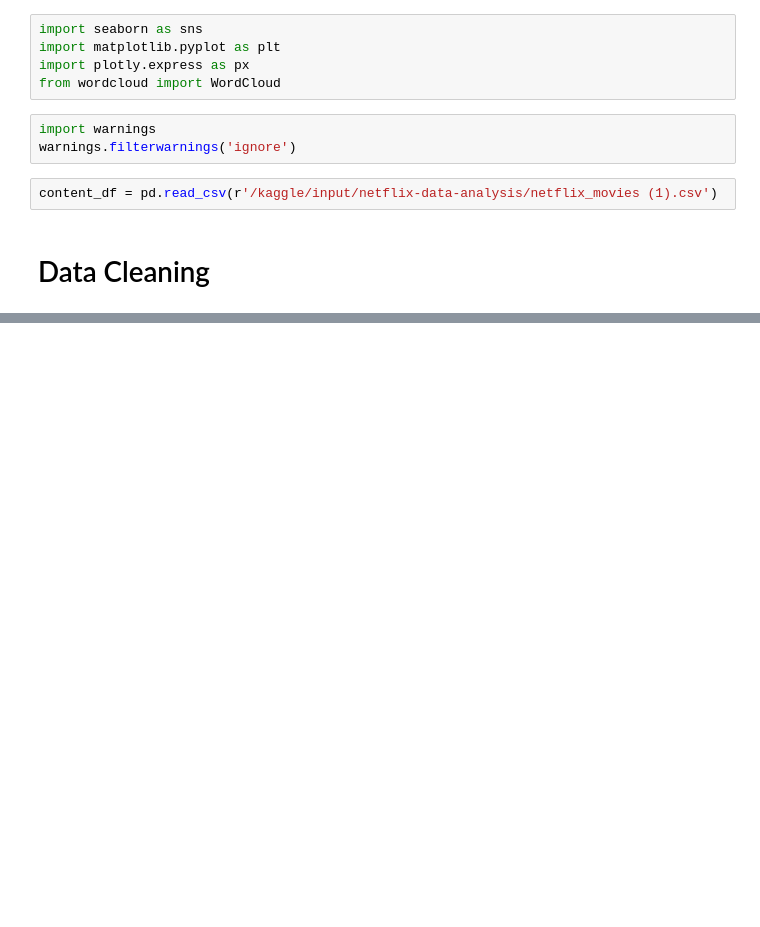
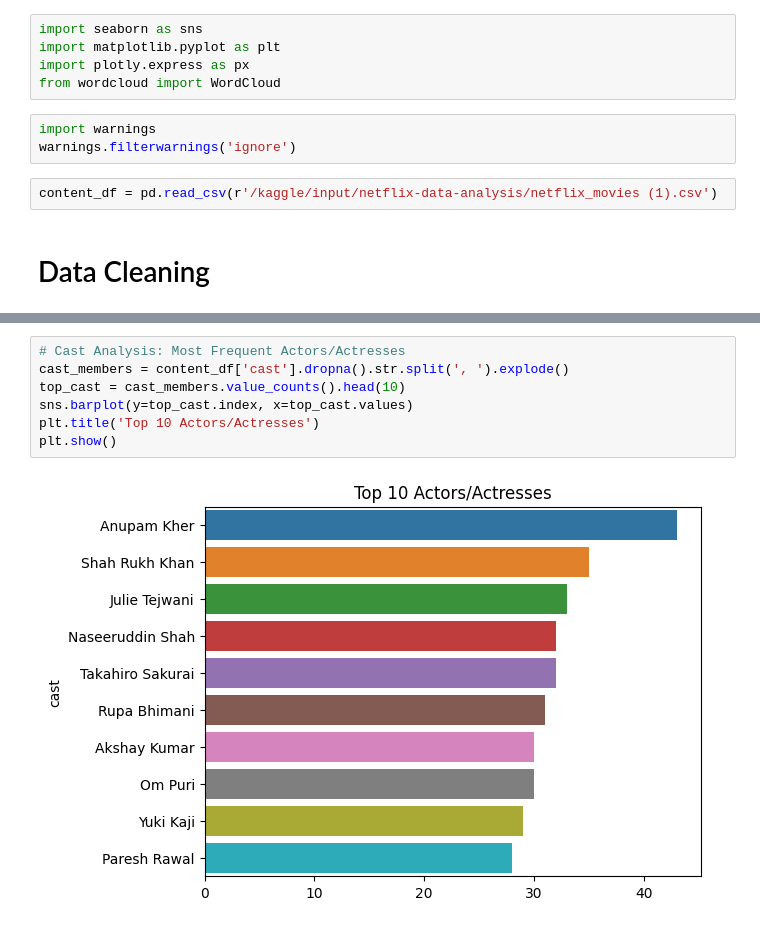
Before and after one commit to kumawatmanish05/Netflix_Data_Analysis, a Jupyter notebook: netflix-data-analysis.ipynb, the cells around one changed output, grey strips where cells are left out. Saved outputs shown, nothing was run; the diff lists cells and outputs as text; blank space fills up the shorter version.

```diff
--- a/netflix-data-analysis.ipynb
+++ b/netflix-data-analysis.ipynb
@@ -34,0 +77,9 @@ content_df = pd.read_csv(r'/kaggle/input/netflix-data-analysis/netflix_movies (1
+# %%
+# Cast Analysis: Most Frequent Actors/Actresses
+cast_members = content_df['cast'].dropna().str.split(', ').explode()
+top_cast = cast_members.value_counts().head(10)
+sns.barplot(y=top_cast.index, x=top_cast.values)
+plt.title('Top 10 Actors/Actresses')
+plt.show()
+# %% [output]
+[figure, added]
```
Also changed, not shown: parts of 15 cells of this notebook.
